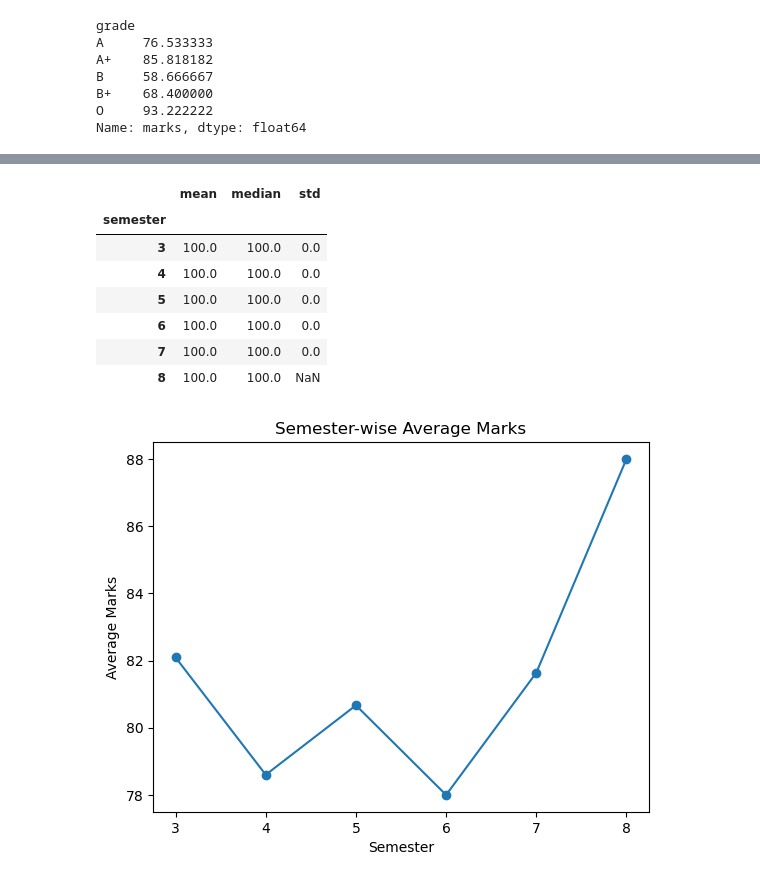
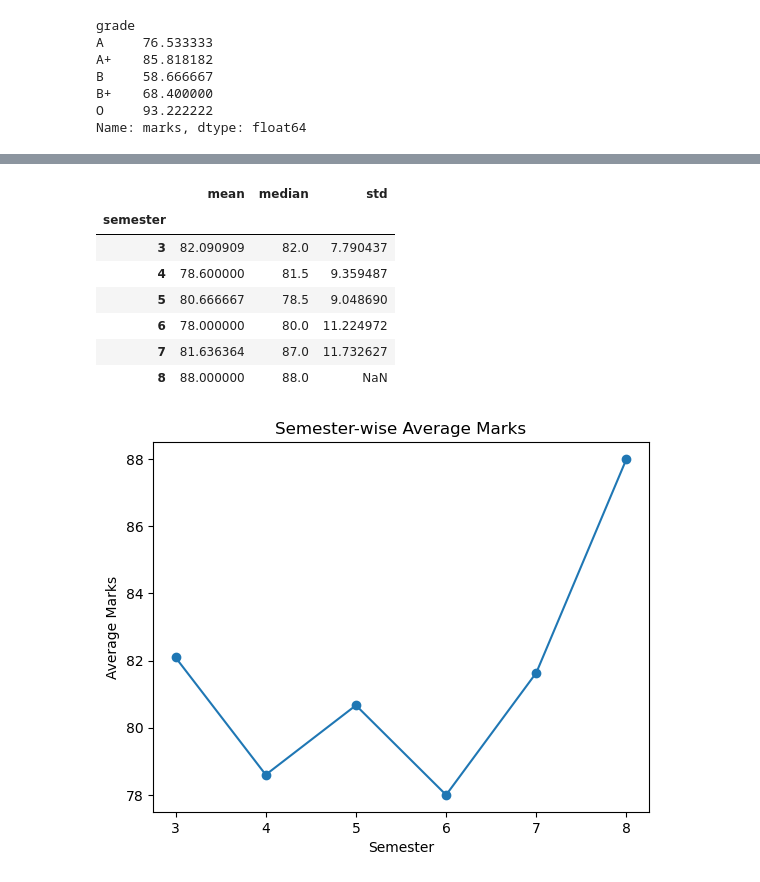
Before and after one commit to praveenreddynalla2710/Algofusion-Assignment, a Jupyter notebook: Assignment to create a table using pandas and charts -algofusion.ipynb, the cells around one changed output, grey strips where cells are left out. Drawn from its saved outputs; the diff is of its cells as text; code cells hidden in the pictures.

```diff
--- a/Assignment to create a table using pandas and charts -algofusion.ipynb
+++ b/Assignment to create a table using pandas and charts -algofusion.ipynb
@@ -277,18 +277,18 @@ df
 | 57 | SUMMER INDUSTRY INTERNSHIP - II | Internship | 2023 | 7 | 94 | 100 | O | excellent |
 | 58 | MAJOR PROJECT | Major Project | 2023 | 8 | 88 | 100 | A+ | very good |
 # %%
-#semseter stats mean ,madian ,std
-semester_stats=df.groupby('semester')['maxmarks'].agg(['mean','median','std'])
+#semseter stats mean ,median ,std
+semester_stats=df.groupby('semester')['marks'].agg(['mean','median','std'])
 semester_stats
 # %% [output]
 |  | mean | median | std |
 | semester |  |  |  |
-| 3 | 100.0 | 100.0 | 0.0 |
-| 4 | 100.0 | 100.0 | 0.0 |
-| 5 | 100.0 | 100.0 | 0.0 |
-| 6 | 100.0 | 100.0 | 0.0 |
-| 7 | 100.0 | 100.0 | 0.0 |
-| 8 | 100.0 | 100.0 | NaN |
+| 3 | 82.090909 | 82.0 | 7.790437 |
+| 4 | 78.600000 | 81.5 | 9.359487 |
+| 5 | 80.666667 | 78.5 | 9.048690 |
+| 6 | 78.000000 | 80.0 | 11.224972 |
+| 7 | 81.636364 | 87.0 | 11.732627 |
+| 8 | 88.000000 | 88.0 | NaN |
 # %%
 # line plot with semester wise average marks
 plt.plot(semester_wise_average.index, semester_wise_average.values, marker='o')
```
